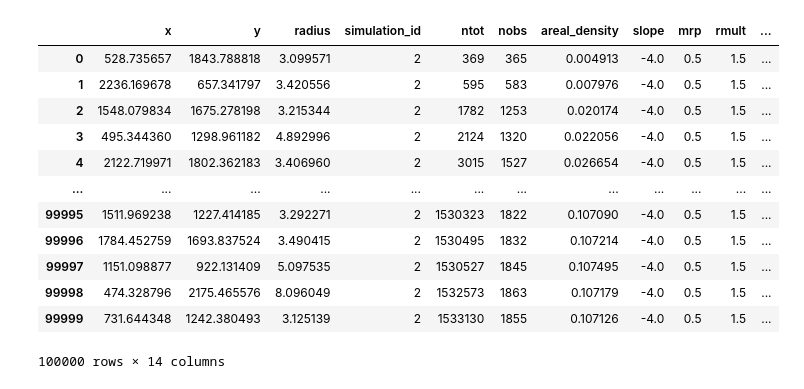
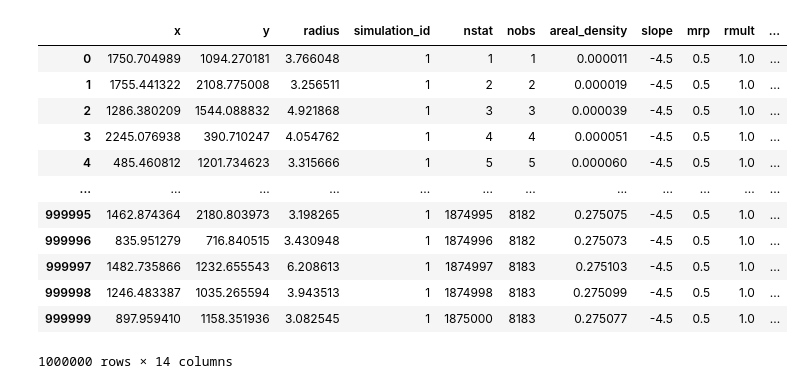
Before and after one commit to seanmason/saturation, a Jupyter notebook: notebooks/thesis/Chapter3/LifespanModelingExample.ipynb, the cells around one changed output. Drawn from its saved outputs; the diff is of its cells as text; code cells hidden in the pictures.

```diff
--- a/notebooks/thesis/Chapter3/LifespanModelingExample.ipynb
+++ b/notebooks/thesis/Chapter3/LifespanModelingExample.ipynb
@@ -30,5 +31,5 @@ To adjust logging level use sc.setLogLevel(newLevel). For SparkR, use setLogLeve
 # %%
-base_path = "/data/saturation/thesis_run_20250108/"
+base_path = "/data/saturation/thesis_run_20250213/"
 
 colors = ["blue", "black", "r", "orange", "g"]
 line_styles = ["-"]
@@ -47,6 +48,7 @@ configs_pdf = configs_df.toPandas()
 configs_pdf = configs_pdf[~configs_pdf.simulation_id.isna()].copy()
 configs_pdf["rim_erasure_exponent"] = configs_pdf.rim_erasure_method.apply(lambda x: x.get("exponent", -1))
 configs_pdf["rim_erasure_radius_ratio"] = configs_pdf.rim_erasure_method.apply(lambda x: x.get("ratio", -1))
+configs_pdf["nstop"] = configs_pdf.stop_condition.apply(lambda x: x.get("ntot", -1))
 # %%
 configs_dict = dict()
 for config_file in glob.glob(f"{base_path}/config/config*.yaml"):
@@ -54,23 +72,23 @@ for config_file in glob.glob(f"{base_path}/config/config*.yaml"):
 # %%
 df = get_statistics_with_lifespans_for_simulations(
-    [2],
-    base_path,
-    configs_df,
-    spark,
-    n_samples_per_sim=100000
+    simulation_ids=[1],
+    base_path=base_path,
+    configs_df=configs_df,
+    spark=spark,
+    n_samples_per_sim=1000000
 )
 df
 # %% [output]
-|  | x | y | radius | simulation_id | ntot | nobs | areal_density | slope | mrp | rmult | ... |
-| 0 | 528.735657 | 1843.788818 | 3.099571 | 2 | 369 | 365 | 0.004913 | -4.0 | 0.5 | 1.5 | ... |
-| 1 | 2236.169678 | 657.341797 | 3.420556 | 2 | 595 | 583 | 0.007976 | -4.0 | 0.5 | 1.5 | ... |
-| 2 | 1548.079834 | 1675.278198 | 3.215344 | 2 | 1782 | 1253 | 0.020174 | -4.0 | 0.5 | 1.5 | ... |
-| 3 | 495.344360 | 1298.961182 | 4.892996 | 2 | 2124 | 1320 | 0.022056 | -4.0 | 0.5 | 1.5 | ... |
-| 4 | 2122.719971 | 1802.362183 | 3.406960 | 2 | 3015 | 1527 | 0.026654 | -4.0 | 0.5 | 1.5 | ... |
+|  | x | y | radius | simulation_id | nstat | nobs | areal_density | slope | mrp | rmult | ... |
+| 0 | 1750.704989 | 1094.270181 | 3.766048 | 1 | 1 | 1 | 0.000011 | -4.5 | 0.5 | 1.0 | ... |
+| 1 | 1755.441322 | 2108.775008 | 3.256511 | 1 | 2 | 2 | 0.000019 | -4.5 | 0.5 | 1.0 | ... |
+| 2 | 1286.380209 | 1544.088832 | 4.921868 | 1 | 3 | 3 | 0.000039 | -4.5 | 0.5 | 1.0 | ... |
+| 3 | 2245.076938 | 390.710247 | 4.054762 | 1 | 4 | 4 | 0.000051 | -4.5 | 0.5 | 1.0 | ... |
+| 4 | 485.460812 | 1201.734623 | 3.315666 | 1 | 5 | 5 | 0.000060 | -4.5 | 0.5 | 1.0 | ... |
 | ... | ... | ... | ... | ... | ... | ... | ... | ... | ... | ... | ... |
-| 99995 | 1511.969238 | 1227.414185 | 3.292271 | 2 | 1530323 | 1822 | 0.107090 | -4.0 | 0.5 | 1.5 | ... |
-| 99996 | 1784.452759 | 1693.837524 | 3.490415 | 2 | 1530495 | 1832 | 0.107214 | -4.0 | 0.5 | 1.5 | ... |
-| 99997 | 1151.098877 | 922.131409 | 5.097535 | 2 | 1530527 | 1845 | 0.107495 | -4.0 | 0.5 | 1.5 | ... |
-| 99998 | 474.328796 | 2175.465576 | 8.096049 | 2 | 1532573 | 1863 | 0.107179 | -4.0 | 0.5 | 1.5 | ... |
-| 99999 | 731.644348 | 1242.380493 | 3.125139 | 2 | 1533130 | 1855 | 0.107126 | -4.0 | 0.5 | 1.5 | ... |
+| 999995 | 1462.874364 | 2180.803973 | 3.198265 | 1 | 1874995 | 8182 | 0.275075 | -4.5 | 0.5 | 1.0 | ... |
+| 999996 | 835.951279 | 716.840515 | 3.430948 | 1 | 1874996 | 8182 | 0.275073 | -4.5 | 0.5 | 1.0 | ... |
+| 999997 | 1482.735866 | 1232.655543 | 6.208613 | 1 | 1874997 | 8183 | 0.275103 | -4.5 | 0.5 | 1.0 | ... |
+| 999998 | 1246.483387 | 1035.265594 | 3.943513 | 1 | 1874998 | 8183 | 0.275099 | -4.5 | 0.5 | 1.0 | ... |
+| 999999 | 897.959410 | 1158.351936 | 3.082545 | 1 | 1875000 | 8183 | 0.275077 | -4.5 | 0.5 | 1.0 | ... |
-100000 rows × 14 columns
+1000000 rows × 14 columns
```
Also changed, not shown: parts of 6 cells of this notebook, 2 other files.
